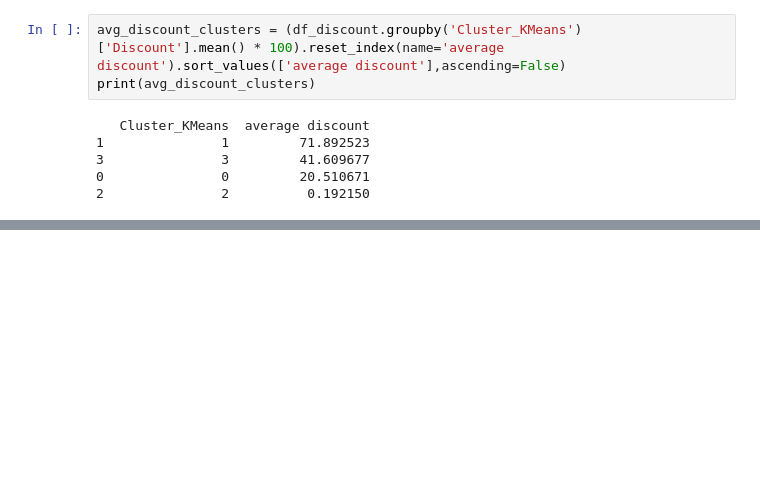
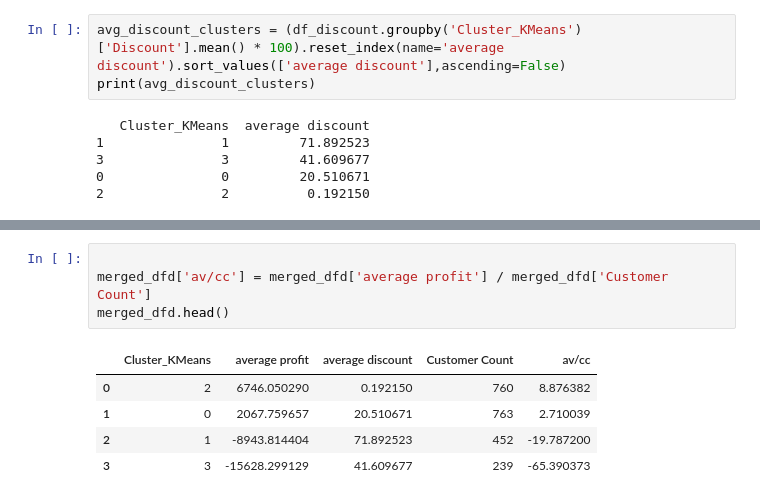
Before and after one commit to sheikita/SDS-Clustering, a Jupyter notebook: TestSegmentation.ipynb, the cells around one changed output, grey strips where cells are left out. Drawn from its saved outputs; the diff is of its cells as text; blank space fills up the shorter version.

```diff
--- a/TestSegmentation.ipynb
+++ b/TestSegmentation.ipynb
@@ -1165,0 +1227,10 @@ print(avg_discount_clusters)
+# %%
+
+merged_dfd['av/cc'] = merged_dfd['average profit'] / merged_dfd['Customer Count']
+merged_dfd.head()
+# %% [output]
+|  | Cluster_KMeans | average profit | average discount | Customer Count | av/cc |
+| 0 | 2 | 6746.050290 | 0.192150 | 760 | 8.876382 |
+| 1 | 0 | 2067.759657 | 20.510671 | 763 | 2.710039 |
+| 2 | 1 | -8943.814404 | 71.892523 | 452 | -19.787200 |
+| 3 | 3 | -15628.299129 | 41.609677 | 239 | -65.390373 |
```
Also changed, not shown: parts of 9 cells of this notebook.
